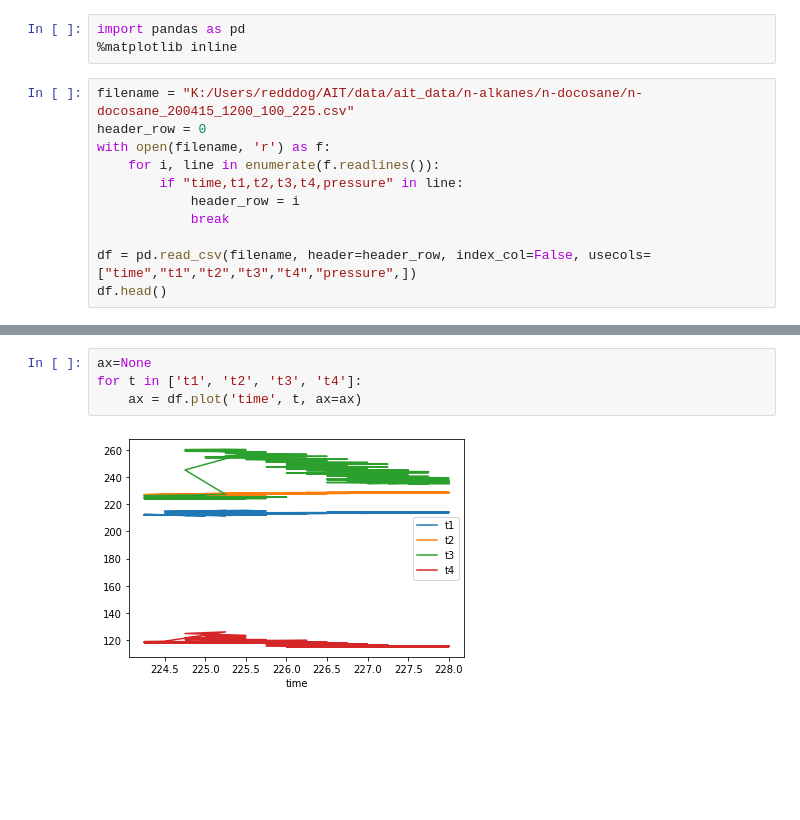
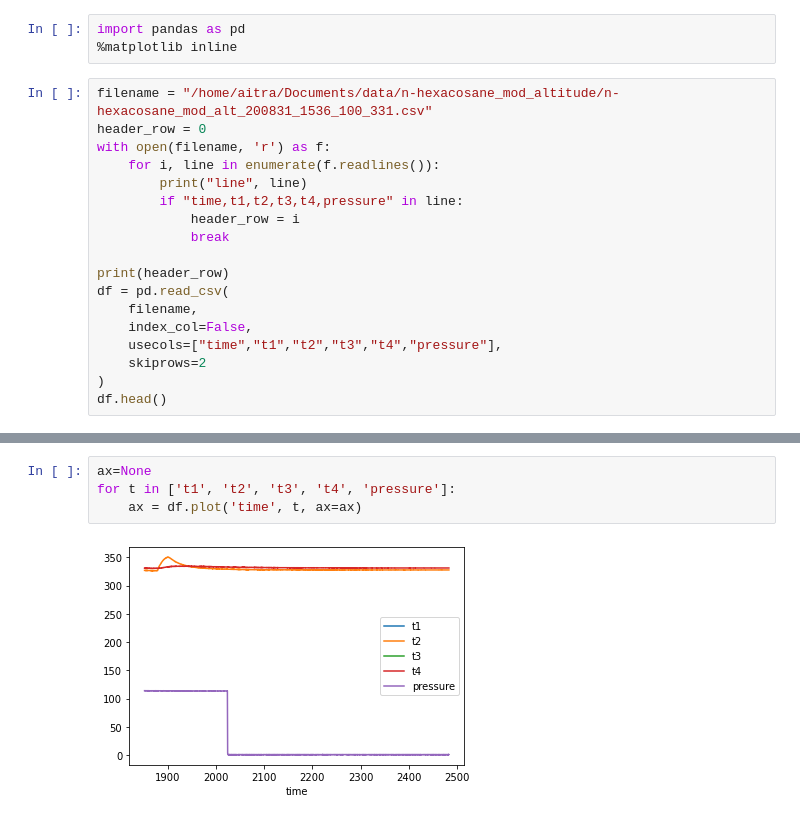
Before and after one commit to flythereddflagg/ait_exp, a Jupyter notebook: tools/probe_data.ipynb, the cells around one changed output, grey strips where cells are left out. Saved outputs shown, nothing was run; the diff lists cells and outputs as text; blank space fills up the shorter version.

```diff
--- a/tools/probe_data.ipynb
+++ b/tools/probe_data.ipynb
@@ -2,14 +2,21 @@
 import pandas as pd
 %matplotlib inline
 # %%
-filename = "K:/Users/redddog/AIT/data/ait_data/n-alkanes/n-docosane/n-docosane_200415_1200_100_225.csv"
+filename = "/home/aitra/Documents/data/n-hexacosane_mod_altitude/n-hexacosane_mod_alt_200831_1536_100_331.csv"
 header_row = 0
 with open(filename, 'r') as f:
     for i, line in enumerate(f.readlines()):
+        print("line", line)
         if "time,t1,t2,t3,t4,pressure" in line:
             header_row = i
             break
 
-df = pd.read_csv(filename, header=header_row, index_col=False, usecols=["time","t1","t2","t3","t4","pressure",])
+print(header_row)
+df = pd.read_csv(
+    filename,
+    index_col=False,
+    usecols=["time","t1","t2","t3","t4","pressure"],
+    skiprows=2
+)
 df.head()
 # %% [output]
@@ -22,6 +38,6 @@ df.head()
 # %%
 ax=None
-for t in ['t1', 't2', 't3', 't4']:
+for t in ['t1', 't2', 't3', 't4', 'pressure']:
     ax = df.plot('time', t, ax=ax)
 # %% [output]
-[figure, old version]
+[figure, new version]
```
Also changed, not shown: parts of 1 cell of this notebook, 1 other file.
